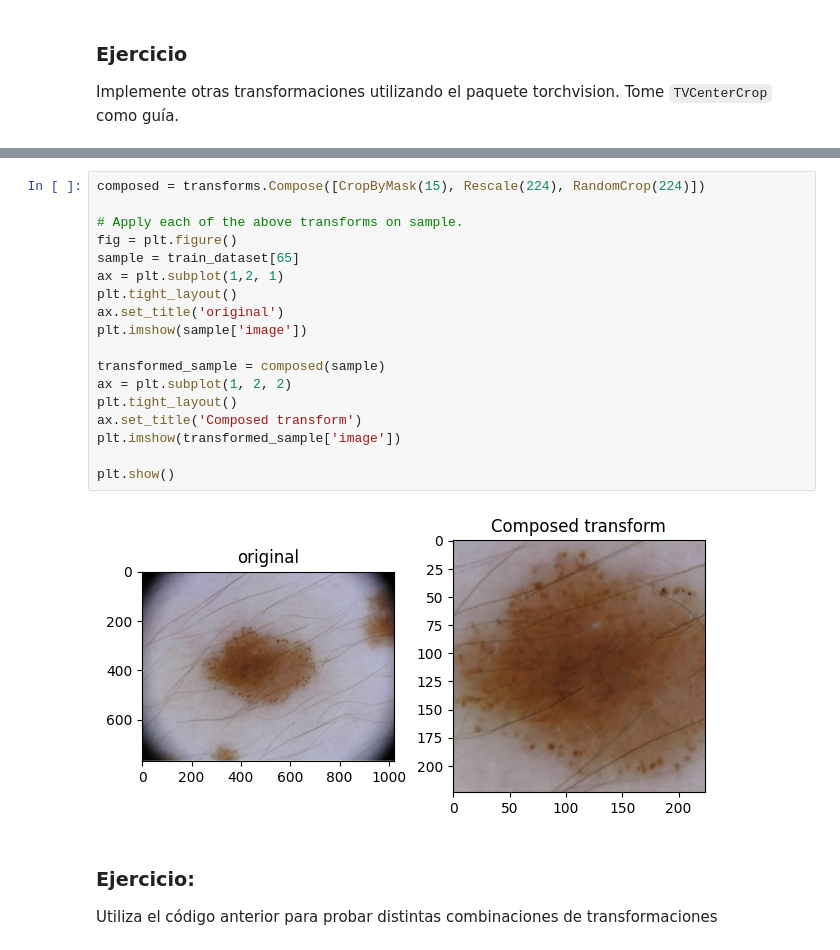
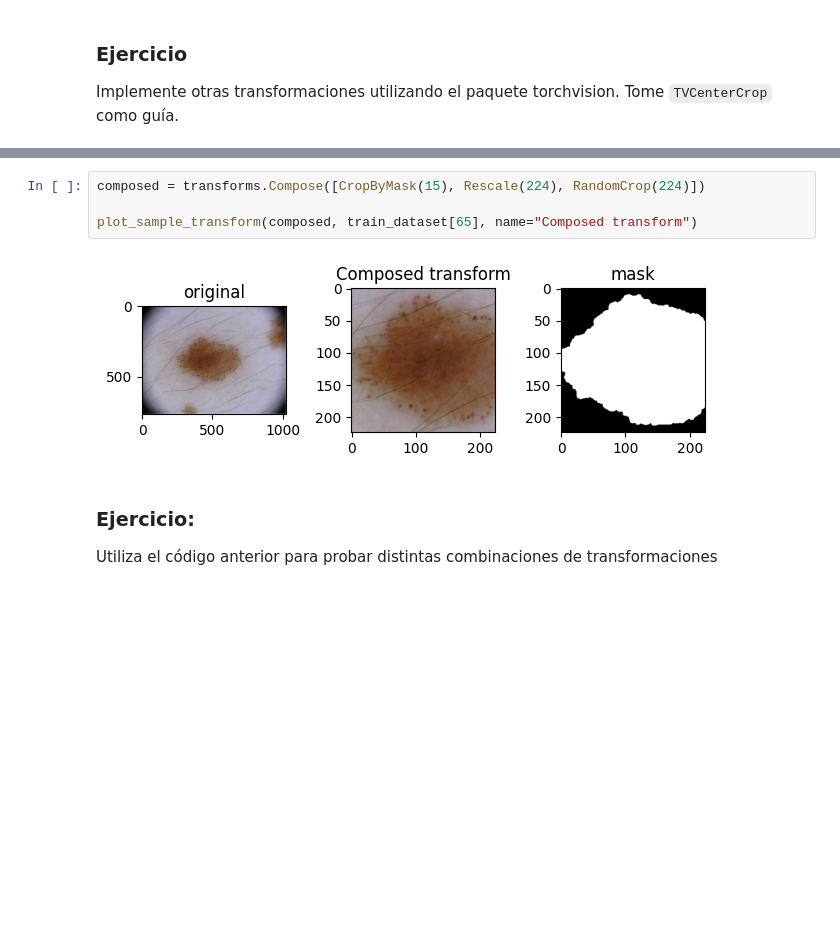
Before and after one commit to ldcas-uc3m/VA-P1, a Jupyter notebook: P2_Vision_Artificial.ipynb, the cells around one changed output, grey strips where cells are left out. Cells and saved outputs as stored; diff of their text form; blank space fills up the shorter version.

```diff
--- a/P2_Vision_Artificial.ipynb
+++ b/P2_Vision_Artificial.ipynb
@@ -590,23 +591,9 @@ Reescalaremos las imágenes para que su dimensión más pequeña sea 224 y luego
-# %%
-composed = transforms.Compose([CropByMask(15), Rescale(224), RandomCrop(224)])
-
-# Apply each of the above transforms on sample.
-fig = plt.figure()
-sample = train_dataset[65]
-ax = plt.subplot(1,2, 1)
-plt.tight_layout()
-ax.set_title('original')
-plt.imshow(sample['image'])
-
-transformed_sample = composed(sample)
-ax = plt.subplot(1, 2, 2)
-plt.tight_layout()
-ax.set_title('Composed transform')
-plt.imshow(transformed_sample['image'])
-
-plt.show()
-# %% [output]
-[figure, removed]
+# %%
+composed = transforms.Compose([CropByMask(15), Rescale(224), RandomCrop(224)])
+
+plot_sample_transform(composed, train_dataset[65], name="Composed transform")
+# %% [output]
+[figure, added]
 # %% [markdown]
 ### Ejercicio:
 
```
Also changed, not shown: parts of 27 cells of this notebook, 1 other file.
